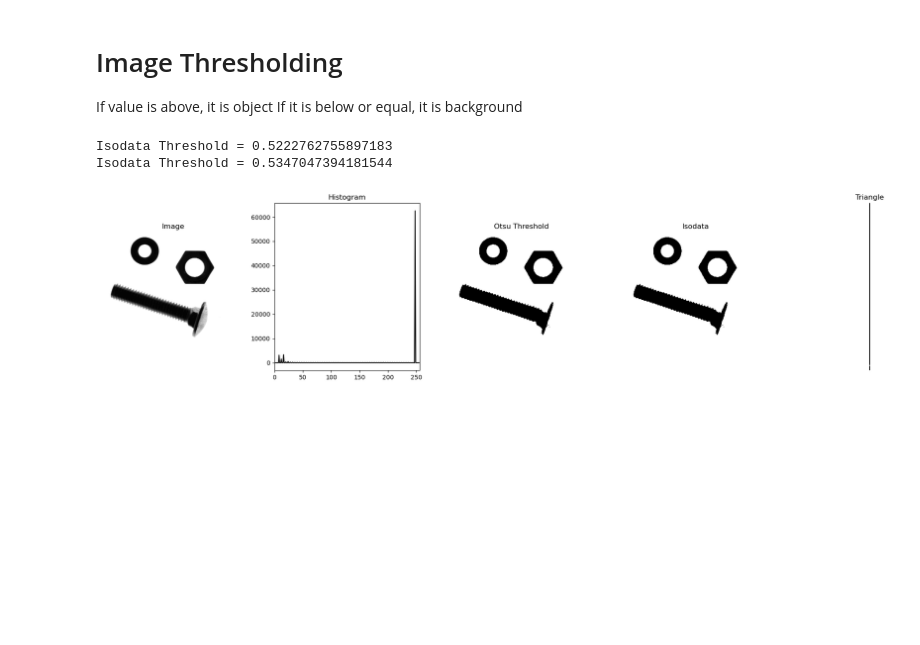
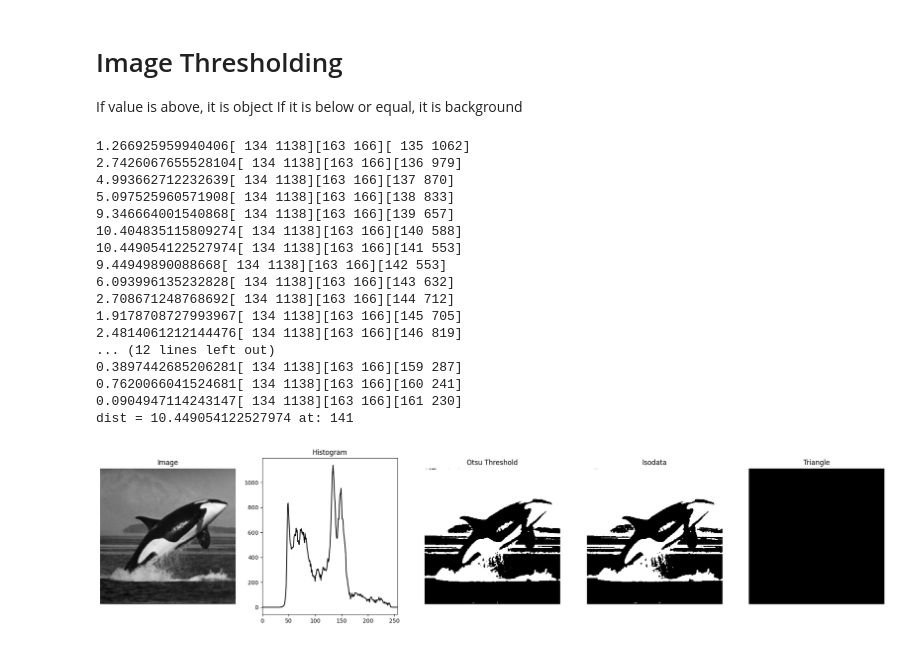
Before and after one commit to Skele-Y/COMP9517, a Jupyter notebook: lab01/Q3.ipynb, the cells around one changed output. Saved outputs shown, nothing was run; the diff lists cells and outputs as text; code cells hidden in the pictures; blank space fills up the shorter version.

Commit message:
I want to mcfricken kms, triangle is implemented but not working properly

```diff
--- a/lab01/Q3.ipynb
+++ b/lab01/Q3.ipynb
@@ -9,7 +9,7 @@ import numpy as np
 import matplotlib.pyplot as plt
 # %%
 # Hardware image
-img = cv2.imread("Hardware.png", cv2.IMREAD_GRAYSCALE)
+img = cv2.imread("Orca.png", cv2.IMREAD_GRAYSCALE)
 
 # Calculate the histogram
 hist = cv2.calcHist([img], [0], None, [256], [0, 256])
@@ -32,52 +32,94 @@ while True:
     if (abs(t - tNew) < 0.01):
        break
     t = tNew
-    print("Isodata Threshold = "+ t.astype(str))
+    # print("Isodata Threshold = "+ t.astype(str))
 
 
 ret2,th2 = cv2.threshold(img,int(255*t),255,cv2.THRESH_BINARY)
 
-#Triangle method
-histPeak = hist.max()
+### Triangle method
+## Find max position of histogram
+histMaxX = int(hist.argmax())
+histMaxY = int(hist[histMaxX])
+p1 = np.array([histMaxX,histMaxY])
 
+## find highest grey value
+# Find the indices (bins) where the highest non-zero values occur
+non_zero_indices = np.where(hist > 0)
+# Find the bin with the highest non-zero value
+greyMaxX = 0
+for idx, val in enumerate(hist):
+    if val > greyMaxX:
+        greyMaxX = idx
 
+greyMaxY = int(hist[greyMaxX][0])
+p2 = np.array([greyMaxX,greyMaxY])
 
+# find longest perpendicular distance between line and grey value
+dist = 0
+t_tri = 0
+for i in range(histMaxX+1,greyMaxX-1):
+    p3 = np.array([i,int(hist[i])])
+    d = np.linalg.norm(np.cross(p2-p1, p1-p3))/np.linalg.norm(p2-p1)
+    print(str(d) + str(p1) + str(p2) + str(p3))
+    if (d > dist):
+        t_tri = i
+        dist = d
 
+# print(p1)
+# print(p2)
+print('dist = ' + str(dist) + ' at: ' + str(t_tri))
+ret3,th3 = cv2.threshold(img,int(255*t_tri),255,cv2.THRESH_BINARY)
 
 #### Create a figure with three subplots###
 fig, (ax1, ax2, ax3, ax4, ax5) = plt.subplots(1, 5, figsize=(25, 5))
 
 # Plot the image in the first subplot
 ax1.set_title('Image')
 ax1.imshow(img, cmap='gray')
 ax1.axis('off')
 
 # Plot the histogram in the second subplot
 ax2.set_title('Histogram')
 ax2.plot(hist, color='black')
 ax2.set_xlim([0, 256])
 
 # Otsu's
 ax3.set_title('Otsu Threshold')
 ax3.imshow(th1, cmap='gray')
 ax3.axis('off')
 
 # Isodata
 ax4.set_title('Isodata')
 ax4.imshow(th2, cmap='gray')
 ax4.axis('off')
 
 # Triangle
 ax5.set_title('Triangle')
-ax5.imshow(hist, cmap='gray')
+ax5.imshow(th3, cmap='gray')
 ax5.axis('off')
 
 
 plt.show()
 # %% [output]
-Isodata Threshold = 0.5222762755897183
-Isodata Threshold = 0.5347047394181544
+1.266925959940406[ 134 1138][163 166][ 135 1062]
+2.7426067655528104[ 134 1138][163 166][136 979]
+4.993662712232639[ 134 1138][163 166][137 870]
+5.097525960571908[ 134 1138][163 166][138 833]
+9.346664001540868[ 134 1138][163 166][139 657]
+10.404835115809274[ 134 1138][163 166][140 588]
+10.449054122527974[ 134 1138][163 166][141 553]
+9.44949890088668[ 134 1138][163 166][142 553]
+6.093996135232828[ 134 1138][163 166][143 632]
+2.708671248768692[ 134 1138][163 166][144 712]
+1.9178708727993967[ 134 1138][163 166][145 705]
+2.4814061212144476[ 134 1138][163 166][146 819]
+... (12 lines left out)
+0.3897442685206281[ 134 1138][163 166][159 287]
+0.7620066041524681[ 134 1138][163 166][160 241]
+0.0904947114243147[ 134 1138][163 166][161 230]
+dist = 10.449054122527974 at: 141
-[figure, old version]
+[figure, new version]
 # %%
 # Nuclei
 img = cv2.imread("Nuclei.png", cv2.IMREAD_GRAYSCALE)
```
